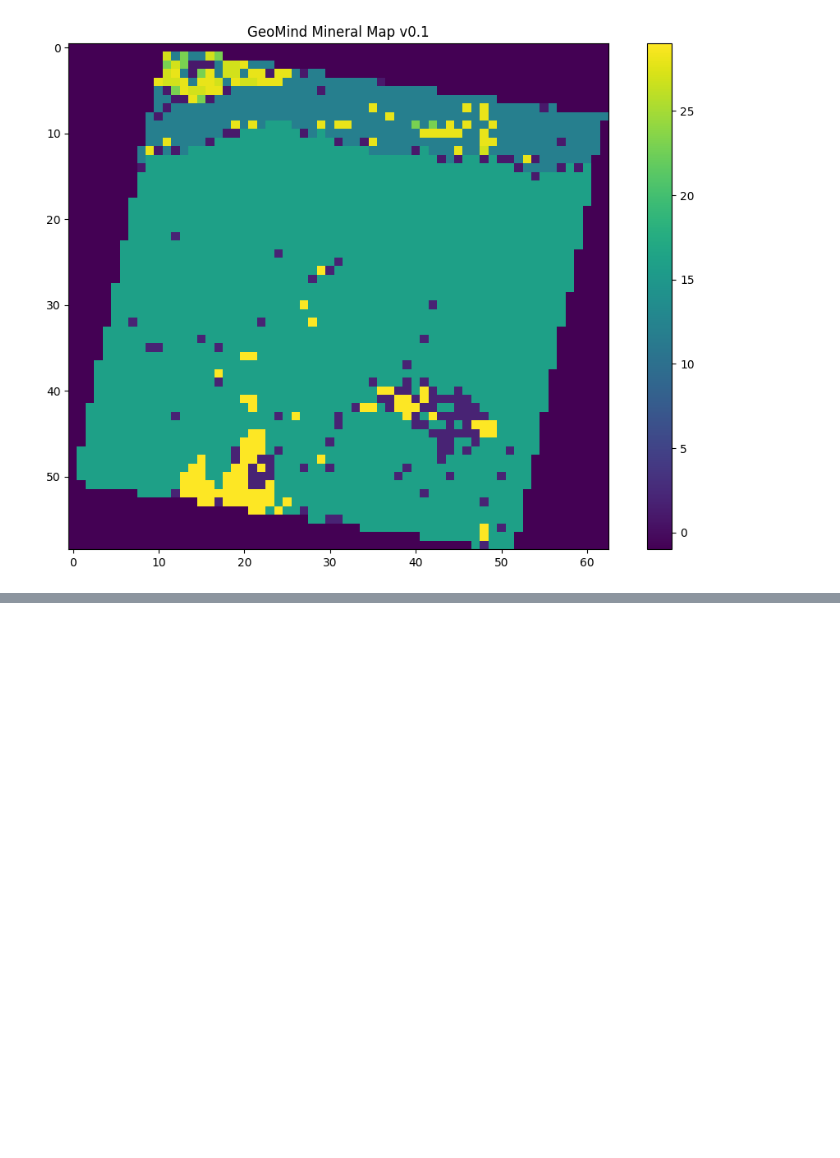
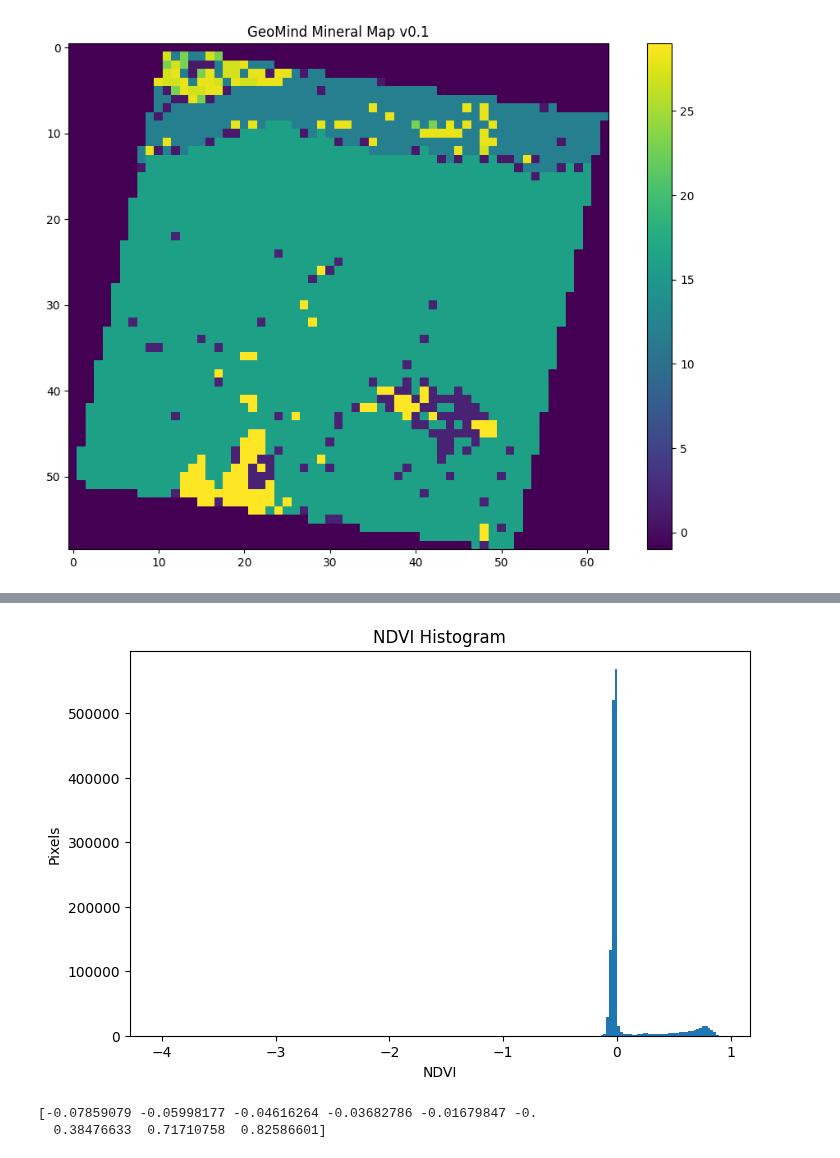
Before and after one commit to ECOMINE-IN/Geomind, a Jupyter notebook: notebooks/04_hyperspectral.ipynb, the cells around one changed output, grey strips where cells are left out. Cells and saved outputs as stored; diff of their text form; code cells hidden in the pictures; blank space fills up the shorter version.

```diff
--- a/notebooks/04_hyperspectral.ipynb
+++ b/notebooks/04_hyperspectral.ipynb
@@ -1060,0 +1123,20 @@ plt.show()
+# %%
+plt.figure(figsize=(8,5))
+
+plt.hist(
+    ndvi.flatten(),
+    bins=200
+)
+
+plt.title("NDVI Histogram")
+plt.xlabel("NDVI")
+plt.ylabel("Pixels")
+
+plt.show()
+# %% [output]
+[figure, added]
+# %%
+print(np.percentile(ndvi, [1,5,10,25,50,75,90,95,99]))
+# %% [output]
+[-0.07859079 -0.05998177 -0.04616264 -0.03682786 -0.01679847 -0.
+  0.38476633  0.71710758  0.82586601]
```
Also changed, not shown: parts of 23 cells of this notebook.
